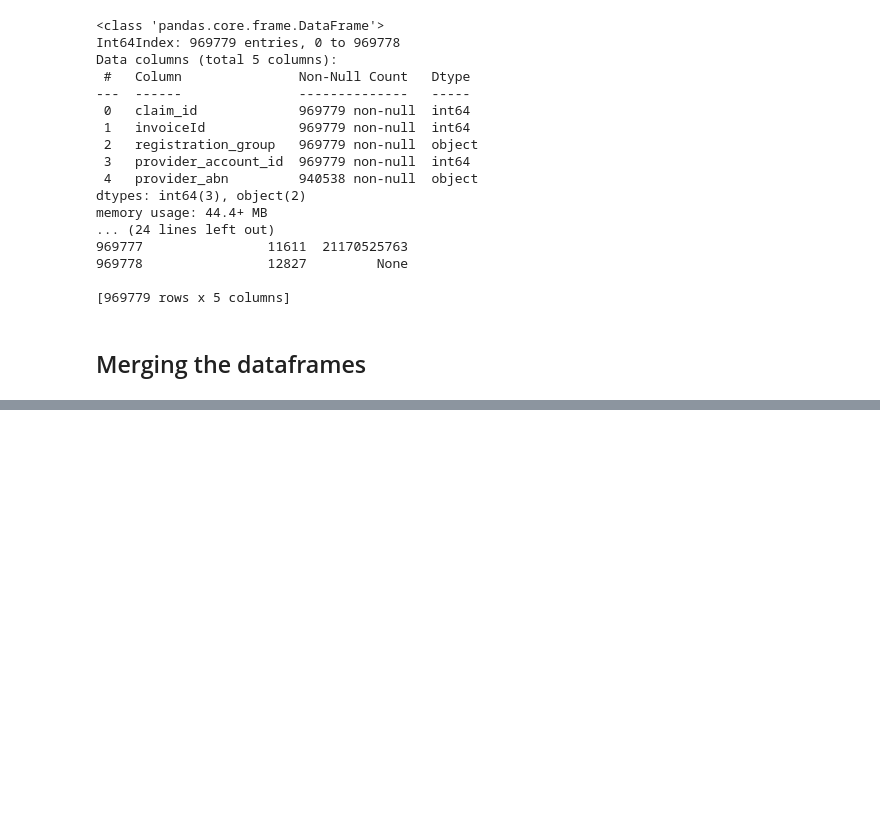
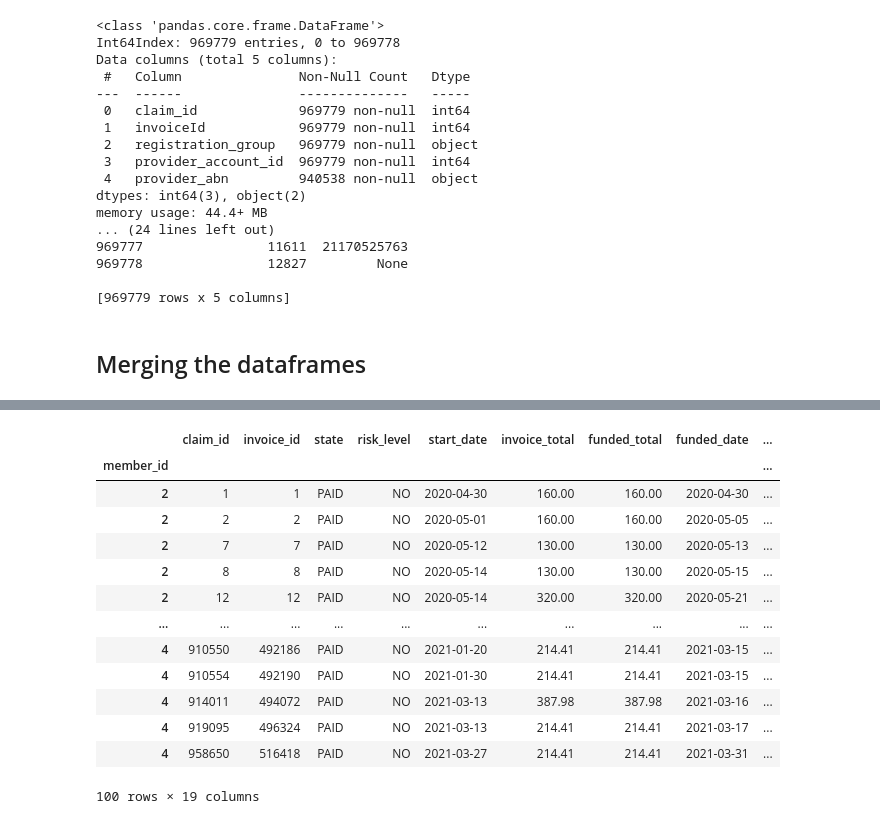
Before and after one commit to TheConMiz/ifn711_leap_in, a Jupyter notebook: LeapIn_Budget_Utilisation.ipynb, the cells around one changed output, grey strips where cells are left out. Cells and saved outputs as stored; diff of their text form; code cells hidden in the pictures; blank space fills up the shorter version.

```diff
--- a/LeapIn_Budget_Utilisation.ipynb
+++ b/LeapIn_Budget_Utilisation.ipynb
@@ -56,11 +55,11 @@ print(conn)
 #df_snow_cus = pd.read_sql("select m.id as member_id, m.membership_number, m.status, m.price_zone_code, s.u_ndis_number, s.u_disabilities, s.u_gender, s.u_date_of_birth, r.SA1, r.SA2, r.SA3,r.SA4  from SNOW_csm_consumer_user s left join  HH_member m  on s.u_ndis_number = m.membership_number left join libe_leapinprod_memberregion r on r.MemberId =  s.u_leapin_id where s.u_stage = 'li_managed' and s.u_ndis_number is not null;", con=conn)
 #print(df_snow_cus.info())
 #print(df_snow_cus)
-df_customer_details = pd.read_sql("select m.id as member_id, m.membership_number, m.status, m.price_zone_code, s.u_ndis_number, s.u_disabilities, s.u_gender, s.u_date_of_birth, r.SA1, r.SA2, r.SA3,r.SA4  from SNOW_csm_consumer_user s left join  HH_member m  on s.u_ndis_number = m.membership_number left join libe_leapinprod_memberregion r on r.MemberId =  s.u_leapin_id where s.u_stage = 'li_managed' and s.u_ndis_number is not null and s.u_ndis_number != '' and s.u_disa", con=conn)
+df_customer_details = pd.read_sql("select m.id as member_id, m.membership_number, m.status, m.price_zone_code, s.u_ndis_number, s.u_disabilities, s.u_gender, s.u_date_of_birth, r.SA1, r.SA2, r.SA3,r.SA4  from SNOW_csm_consumer_user s left join  HH_member m  on s.u_ndis_number = m.membership_number left join libe_leapinprod_memberregion r on r.MemberId =  s.u_leapin_id where s.u_stage = 'li_managed' and s.u_ndis_number is not null and s.u_ndis_number != ''", con=conn)
 
 df_customer_details.info()
 
-df_customer_details["u_disabilities"].value_counts()
+# df_customer_details["u_disabilities"].value_counts()
 # %% [output]
 <class 'pandas.core.frame.DataFrame'>
 RangeIndex: 6241 entries, 0 to 6240
@@ -266,0 +273,29 @@ Name: u_disabilities, Length: 569, dtype: int64
+# %%
+
+# Merge invoice and claim as normal
+df_invoice_claim = pd.merge(df_claims, df_invoices, on="invoice_id", how="left")
+
+df_invoice_claim.head(1000)
+
+# Set member_id as the index of the df
+df_invoice_claim = df_invoice_claim.set_index(["member_id"])
+
+# Join customer details on member_id
+df_invoice_claim_member = df_invoice_claim.join(df_customer_details.set_index(["member_id"]))
+
+df_invoice_claim_member.head(100)
+# %% [output]
+|  | claim_id | invoice_id | state | risk_level | start_date | invoice_total | funded_total | funded_date | ... |
+| member_id |  |  |  |  |  |  |  |  | ... |
+| 2 | 1 | 1 | PAID | NO | 2020-04-30 | 160.00 | 160.00 | 2020-04-30 | ... |
+| 2 | 2 | 2 | PAID | NO | 2020-05-01 | 160.00 | 160.00 | 2020-05-05 | ... |
+| 2 | 7 | 7 | PAID | NO | 2020-05-12 | 130.00 | 130.00 | 2020-05-13 | ... |
+| 2 | 8 | 8 | PAID | NO | 2020-05-14 | 130.00 | 130.00 | 2020-05-15 | ... |
+| 2 | 12 | 12 | PAID | NO | 2020-05-14 | 320.00 | 320.00 | 2020-05-21 | ... |
+| ... | ... | ... | ... | ... | ... | ... | ... | ... | ... |
+| 4 | 910550 | 492186 | PAID | NO | 2021-01-20 | 214.41 | 214.41 | 2021-03-15 | ... |
+| 4 | 910554 | 492190 | PAID | NO | 2021-01-30 | 214.41 | 214.41 | 2021-03-15 | ... |
+| 4 | 914011 | 494072 | PAID | NO | 2021-03-13 | 387.98 | 387.98 | 2021-03-16 | ... |
+| 4 | 919095 | 496324 | PAID | NO | 2021-03-13 | 214.41 | 214.41 | 2021-03-17 | ... |
+| 4 | 958650 | 516418 | PAID | NO | 2021-03-27 | 214.41 | 214.41 | 2021-03-31 | ... |
+100 rows × 19 columns
```
Also changed, not shown: parts of 4 cells of this notebook.
